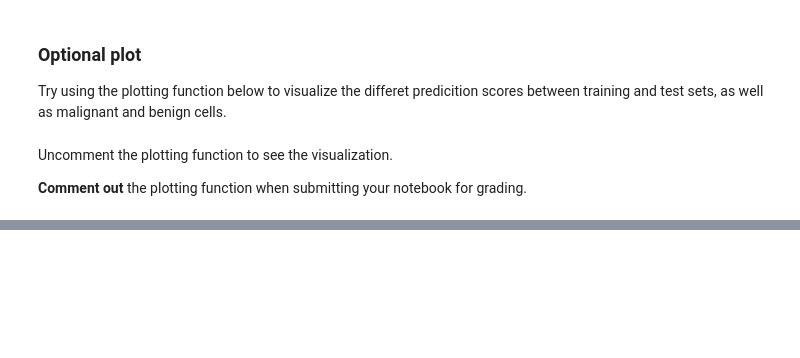
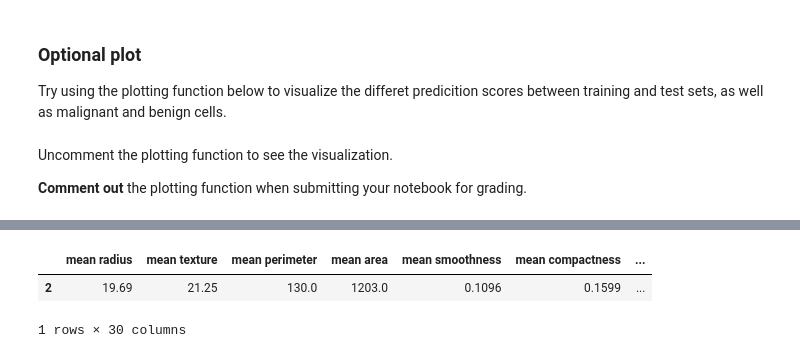
Before and after one commit to gravious00/Applied-Data-Sciences, a Jupyter notebook: Assignment.ipynb, the cells around one changed output, grey strips where cells are left out. Saved outputs shown, nothing was run; the diff lists cells and outputs as text; code cells hidden in the pictures; blank space fills up the shorter version.

```diff
--- a/Assignment.ipynb
+++ b/Assignment.ipynb
@@ -326,0 +352,9 @@ NameError: name 'answer_five' is not defined
+# %%
+df=answer_one()
+k=df[cancer['feature_names']]
+# %%
+k[2:3]
+# %% [output]
+|  | mean radius | mean texture | mean perimeter | mean area | mean smoothness | mean compactness | ... |
+| 2 | 19.69 | 21.25 | 130.0 | 1203.0 | 0.1096 | 0.1599 | ... |
+1 rows × 30 columns
```
Also changed, not shown: parts of 9 cells of this notebook.
